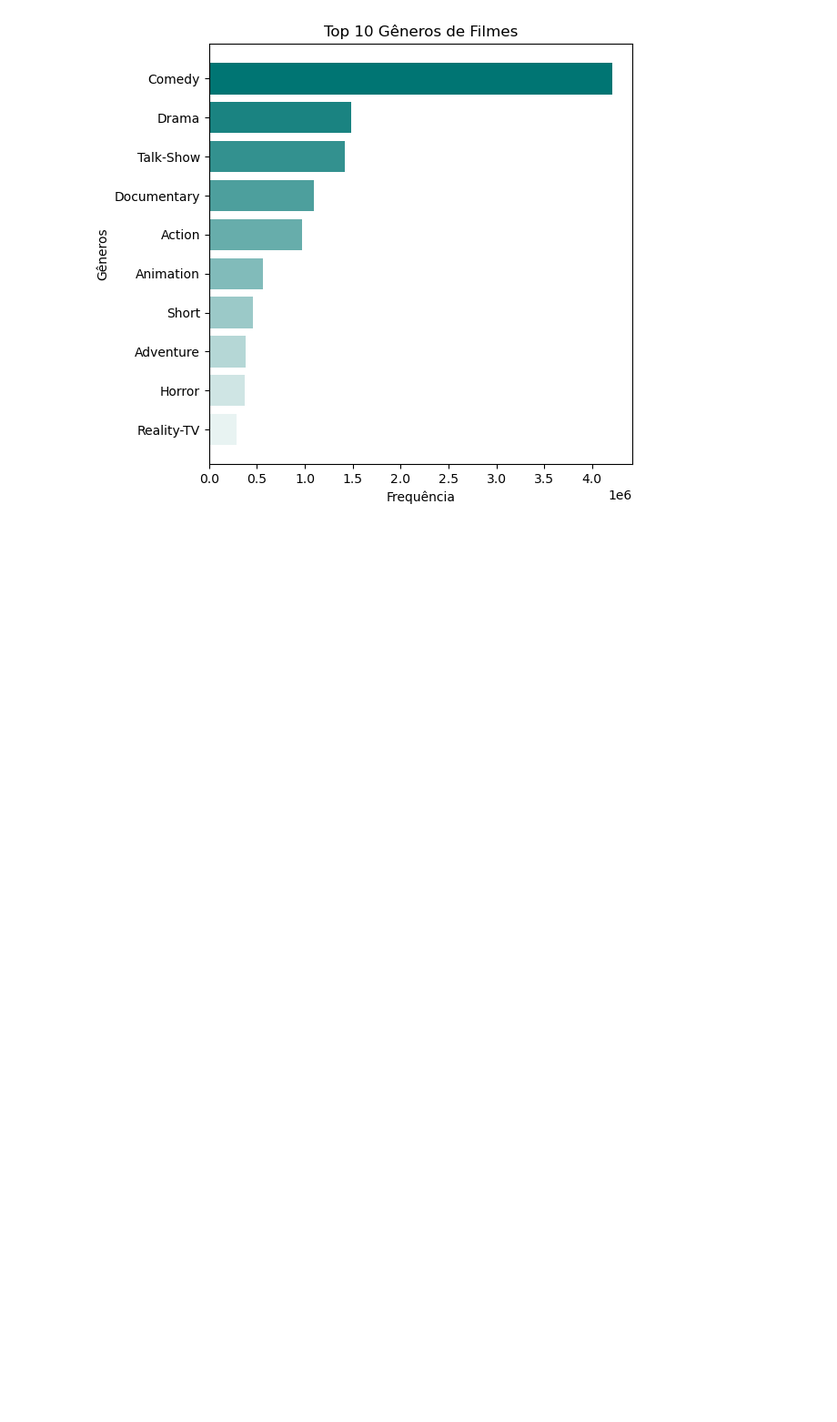
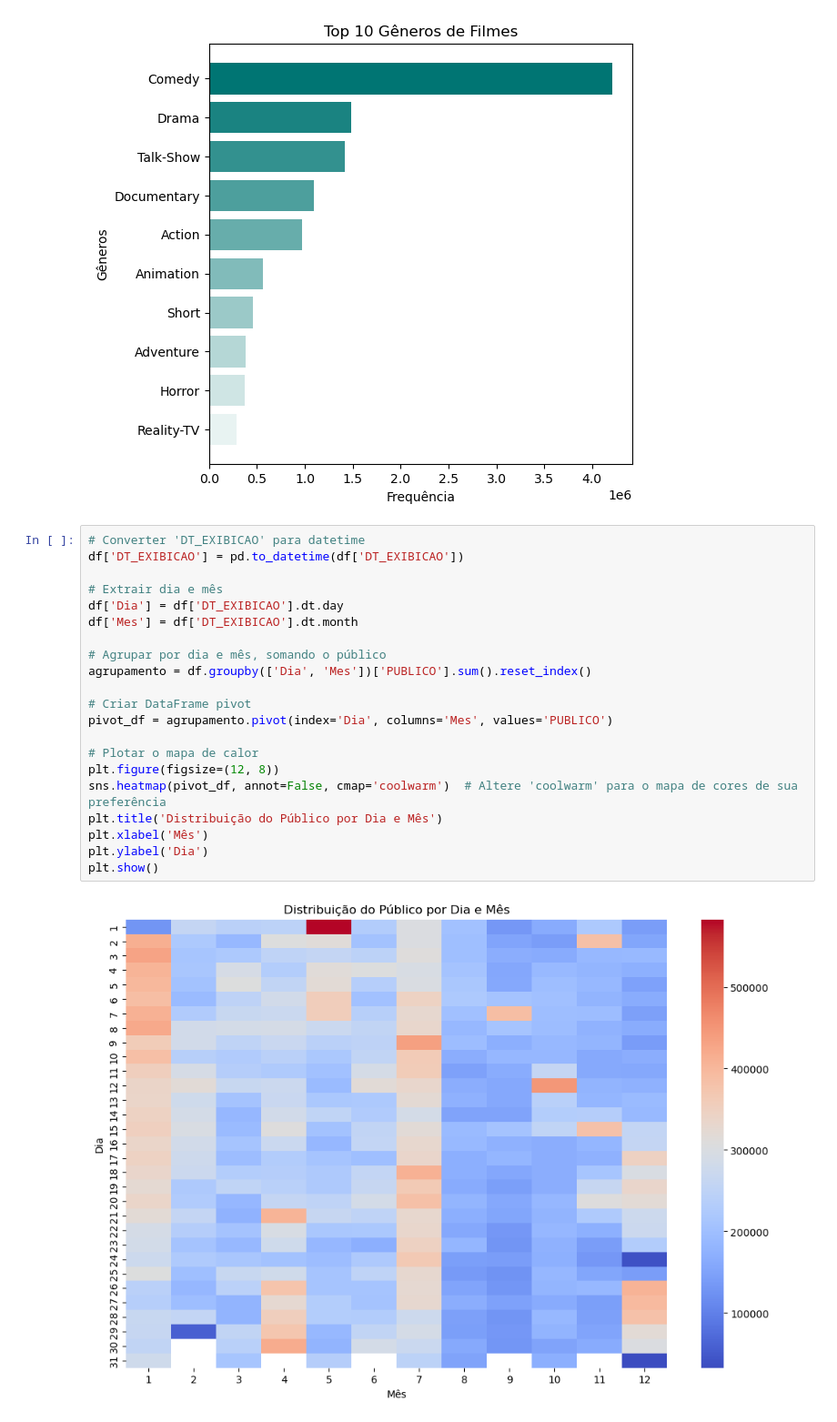
Before and after one commit to bentofh/ancine, a Jupyter notebook: 2_analise_ancine_sample.ipynb, the cells around one changed output. Shown: that part at 91% size. Cells and saved outputs as stored; diff of their text form; blank space fills up the shorter version.

```diff
--- a/2_analise_ancine_sample.ipynb
+++ b/2_analise_ancine_sample.ipynb
@@ -305,3 +303,26 @@ plt.gca().invert_yaxis()  # Inverter o eixo y para o maior valor aparecer no top
 plt.show()
 # %% [output]
 [figure]
+# %%
+# Converter 'DT_EXIBICAO' para datetime
+df['DT_EXIBICAO'] = pd.to_datetime(df['DT_EXIBICAO'])
+
+# Extrair dia e mês
+df['Dia'] = df['DT_EXIBICAO'].dt.day
+df['Mes'] = df['DT_EXIBICAO'].dt.month
+
+# Agrupar por dia e mês, somando o público
+agrupamento = df.groupby(['Dia', 'Mes'])['PUBLICO'].sum().reset_index()
+
+# Criar DataFrame pivot
+pivot_df = agrupamento.pivot(index='Dia', columns='Mes', values='PUBLICO')
+
+# Plotar o mapa de calor
+plt.figure(figsize=(12, 8))
+sns.heatmap(pivot_df, annot=False, cmap='coolwarm')  # Altere 'coolwarm' para o mapa de cores de sua preferência
+plt.title('Distribuição do Público por Dia e Mês')
+plt.xlabel('Mês')
+plt.ylabel('Dia')
+plt.show()
+# %% [output]
+[figure, added]
```
Also changed, not shown: parts of 4 cells of this notebook.
